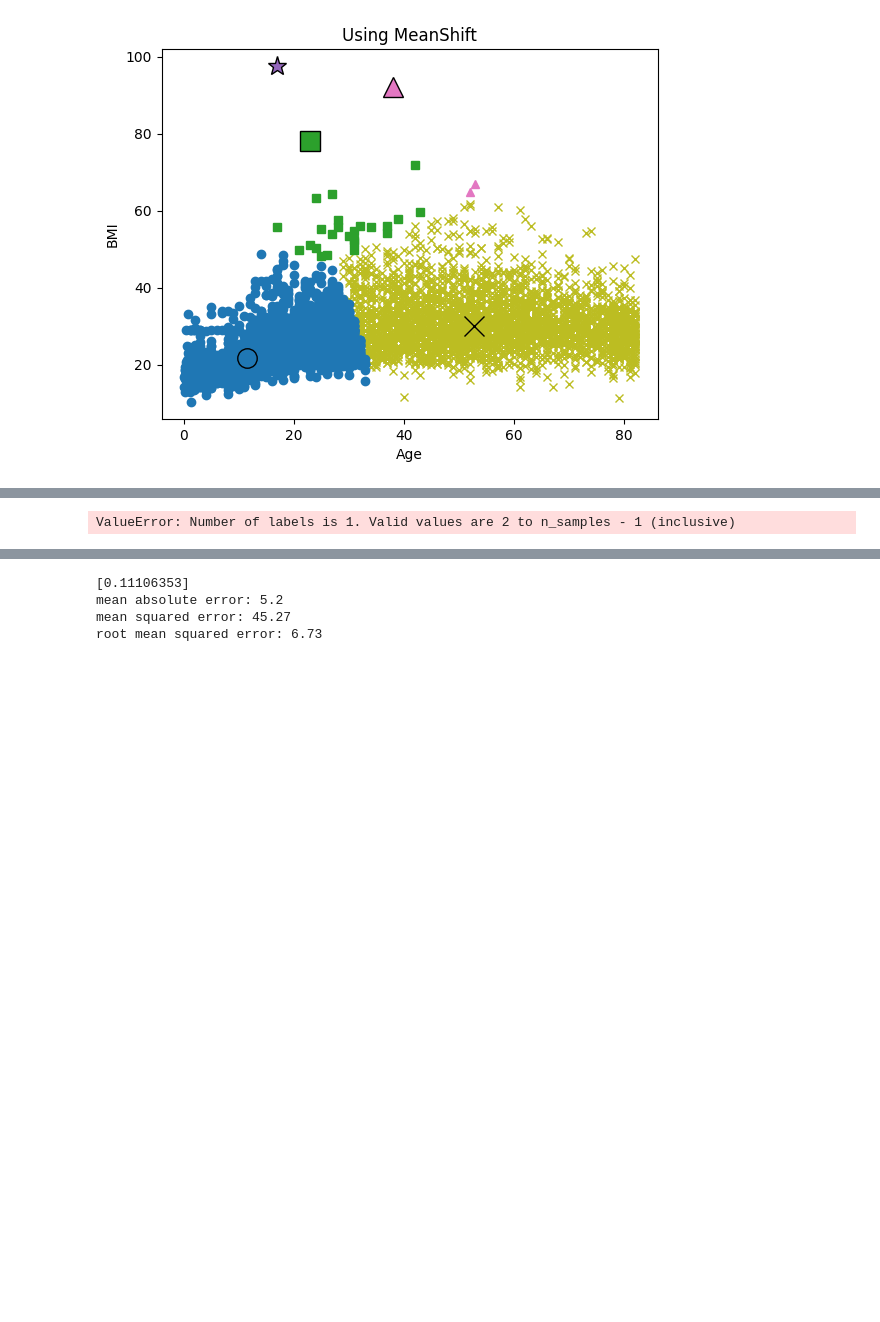
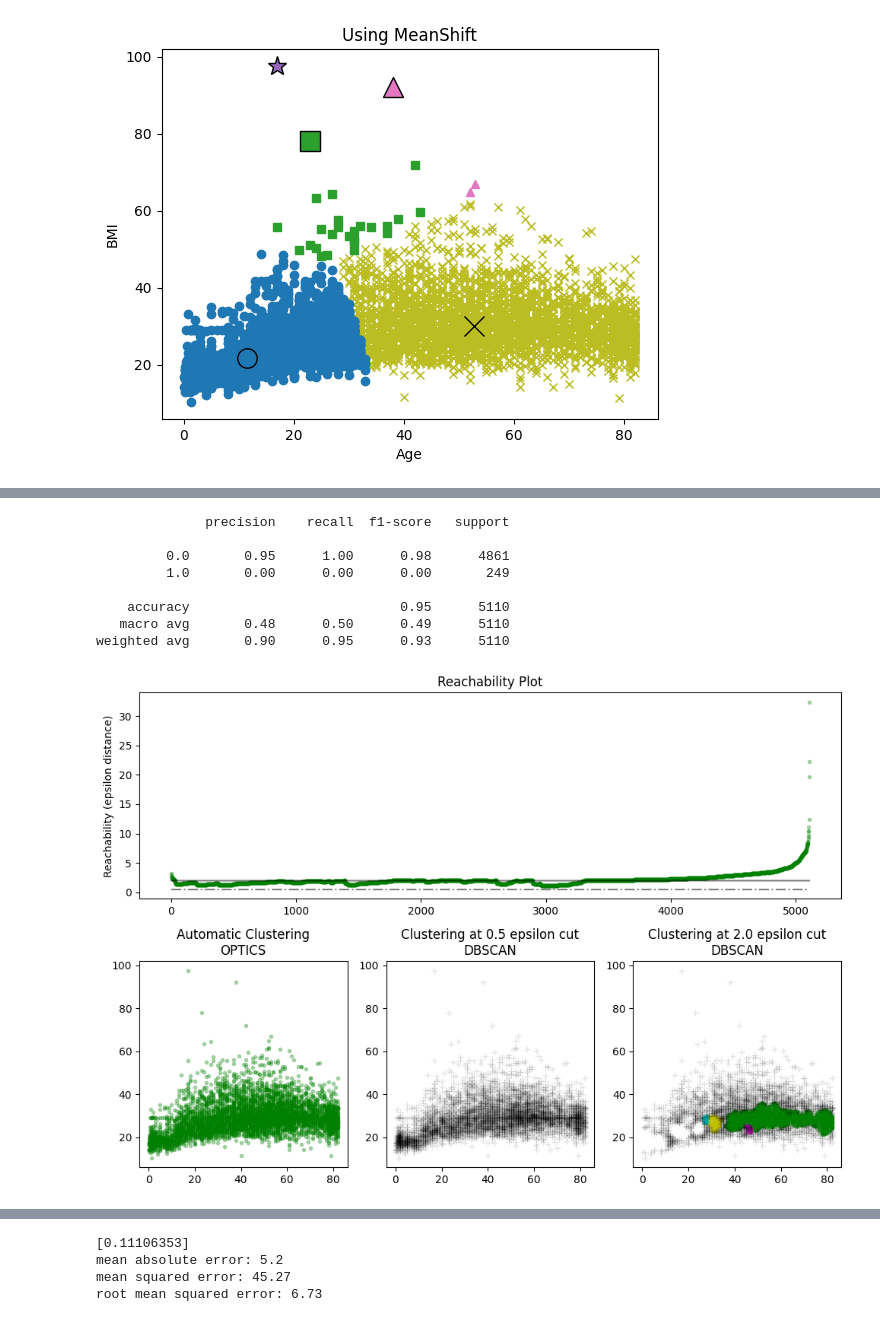
Before and after one commit to fl-sll/FODS-Quiz, a Jupyter notebook: Projects/DSFP.ipynb, the cells around one changed output, grey strips where cells are left out. Cells and saved outputs as stored; diff of their text form; code cells hidden in the pictures; blank space fills up the shorter version.

```diff
--- a/Projects/DSFP.ipynb
+++ b/Projects/DSFP.ipynb
@@ -294,7 +296,6 @@ clust.fit(x)
 
 labels = clust.labels_
 
-silhoutte = metrics.silhouette_score(x,labels)
 class_report = metrics.classification_report(y, labels)
 
 print(class_report)
@@ -335,32 +336,40 @@ ax1.plot(space, np.full_like(space, 0.5, dtype=float), "k-.", alpha=0.5)
 ax1.set_ylabel("Reachability (epsilon distance)")
 ax1.set_title("Reachability Plot")
 
 # OPTICS
 colors = ["g.", "r.", "b.", "y.", "c."]
 for klass, color in zip(range(0, 5), colors):
     Xk = x[clust.labels_ == klass]
     ax2.plot(Xk[:, 0], Xk[:, 1], color, alpha=0.3)
 ax2.plot(x[clust.labels_ == -1, 0], x[clust.labels_ == -1, 1], "k+", alpha=0.1)
 ax2.set_title("Automatic Clustering\nOPTICS")
 
 # DBSCAN at 0.5
 colors = ["g.", "r.", "b.", "c."]
 for klass, color in zip(range(0, 4), colors):
     Xk = x[labels_050 == klass]
     ax3.plot(Xk[:, 0], Xk[:, 1], color, alpha=0.3)
 ax3.plot(x[labels_050 == -1, 0], x[labels_050 == -1, 1], "k+", alpha=0.1)
 ax3.set_title("Clustering at 0.5 epsilon cut\nDBSCAN")
 
 # DBSCAN at 2.
 colors = ["g.", "m.", "y.", "c."]
 for klass, color in zip(range(0, 4), colors):
     Xk = x[labels_200 == klass]
     ax4.plot(Xk[:, 0], Xk[:, 1], color, alpha=0.3)
 ax4.plot(x[labels_200 == -1, 0], x[labels_200 == -1, 1], "k+", alpha=0.1)
 ax4.set_title("Clustering at 2.0 epsilon cut\nDBSCAN")
 
 plt.tight_layout()
 plt.show()
 # %% [output]
-ValueError: Number of labels is 1. Valid values are 2 to n_samples - 1 (inclusive)
+              precision    recall  f1-score   support
+
+         0.0       0.95      1.00      0.98      4861
+         1.0       0.00      0.00      0.00       249
+
+    accuracy                           0.95      5110
+   macro avg       0.48      0.50      0.49      5110
+weighted avg       0.90      0.95      0.93      5110
+[figure, added]
 # %%
```
Also changed, not shown: parts of 6 cells of this notebook.
